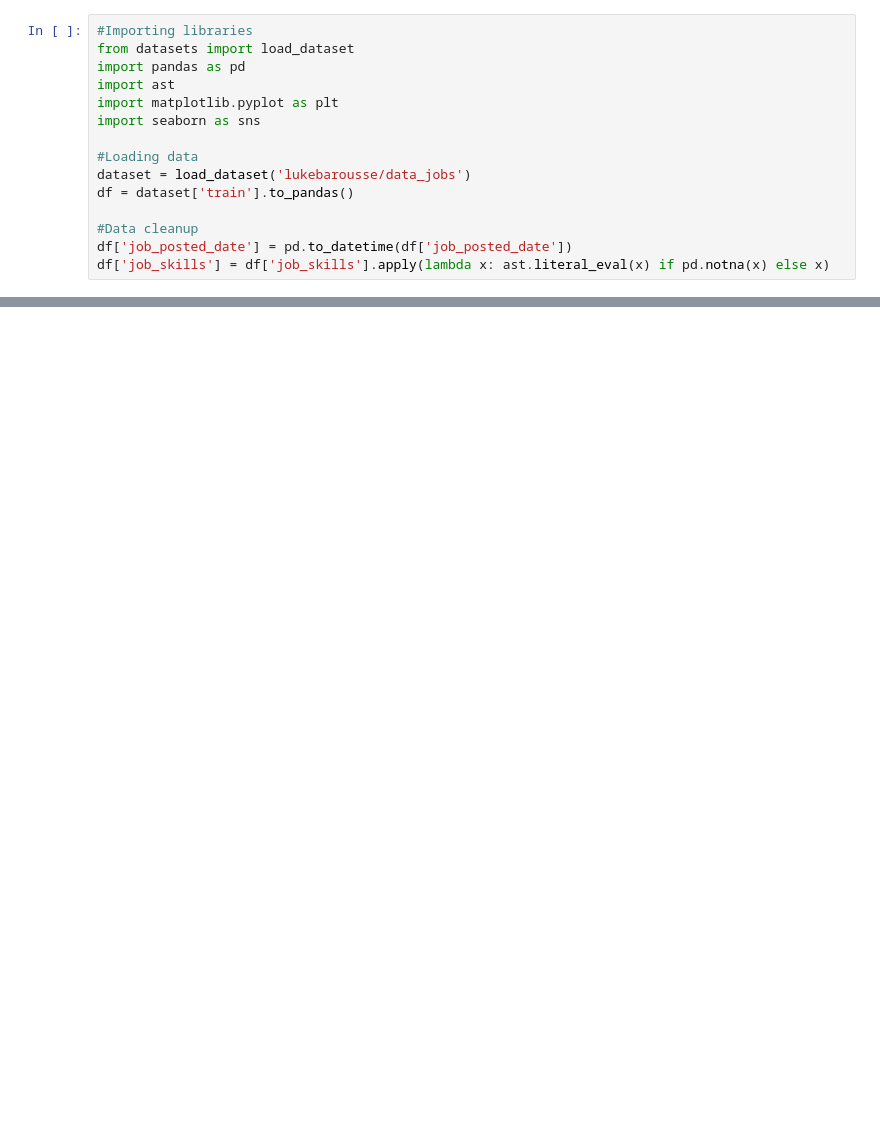
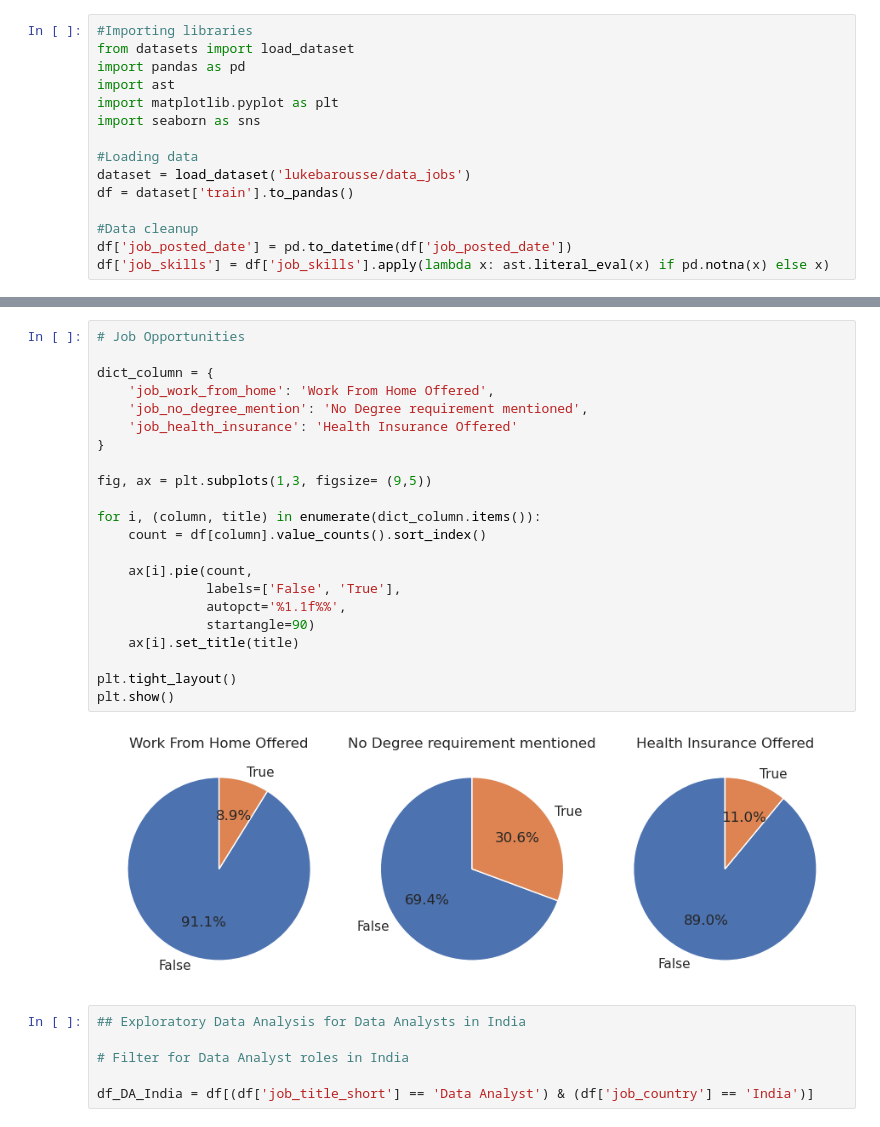
Before and after one commit to mrafi/data-analytics--project-python, a Jupyter notebook: 1_Exploratory_Data_Analysis.ipynb, the cells around one changed output, grey strips where cells are left out. Drawn from its saved outputs; the diff is of its cells as text; blank space fills up the shorter version.

```diff
--- a/1_Exploratory_Data_Analysis.ipynb
+++ b/1_Exploratory_Data_Analysis.ipynb
@@ -29,0 +87,30 @@ plt.show()
+# %%
+# Job Opportunities
+
+dict_column = {
+    'job_work_from_home': 'Work From Home Offered',
+    'job_no_degree_mention': 'No Degree requirement mentioned',
+    'job_health_insurance': 'Health Insurance Offered'
+}
+
+fig, ax = plt.subplots(1,3, figsize= (9,5))
+
+for i, (column, title) in enumerate(dict_column.items()):
+    count = df[column].value_counts().sort_index()
+
+    ax[i].pie(count,
+              labels=['False', 'True'],
+              autopct='%1.1f%%',
+              startangle=90)
+    ax[i].set_title(title)
+
+plt.tight_layout()
+plt.show()
+# %% [output]
+[figure, added]
+# %%
+## Exploratory Data Analysis for Data Analysts in India
+
+# Filter for Data Analyst roles in India
+
+df_DA_India = df[(df['job_title_short'] == 'Data Analyst') & (df['job_country'] == 'India')]
```
Also changed, not shown: parts of 6 cells of this notebook.
